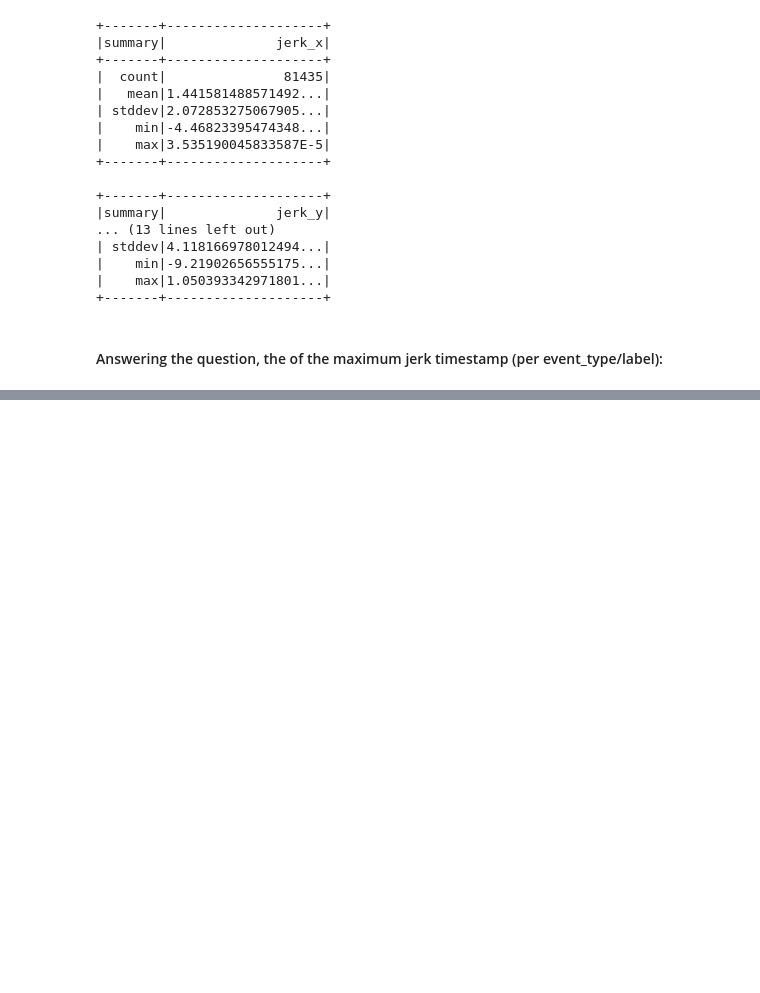
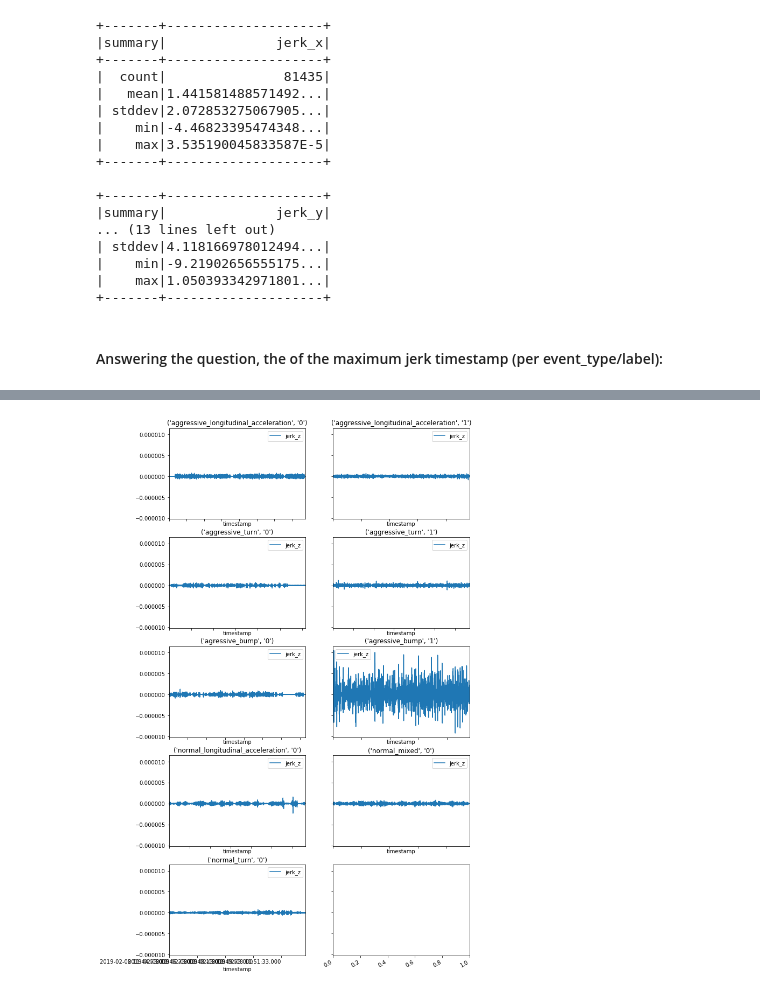
Before and after one commit to gabfr/truck-data-wrangler, a Jupyter notebook: truck-data-wrangler.ipynb, the cells around one changed output, grey strips where cells are left out. Saved outputs shown, nothing was run; the diff lists cells and outputs as text; code cells hidden in the pictures; blank space fills up the shorter version.

```diff
--- a/truck-data-wrangler.ipynb
+++ b/truck-data-wrangler.ipynb
@@ -234,0 +281,6 @@ LIMIT 1
+# %%
+grouped_df_jerk = df_jerk[['timestamp', 'event_type', 'label', 'jerk_z']].groupby(['event_type', 'label'])
+
+show_subplots(grouped_df_jerk)
+# %% [output]
+[figure, added]
```
Also changed, not shown: parts of 5 cells of this notebook.
